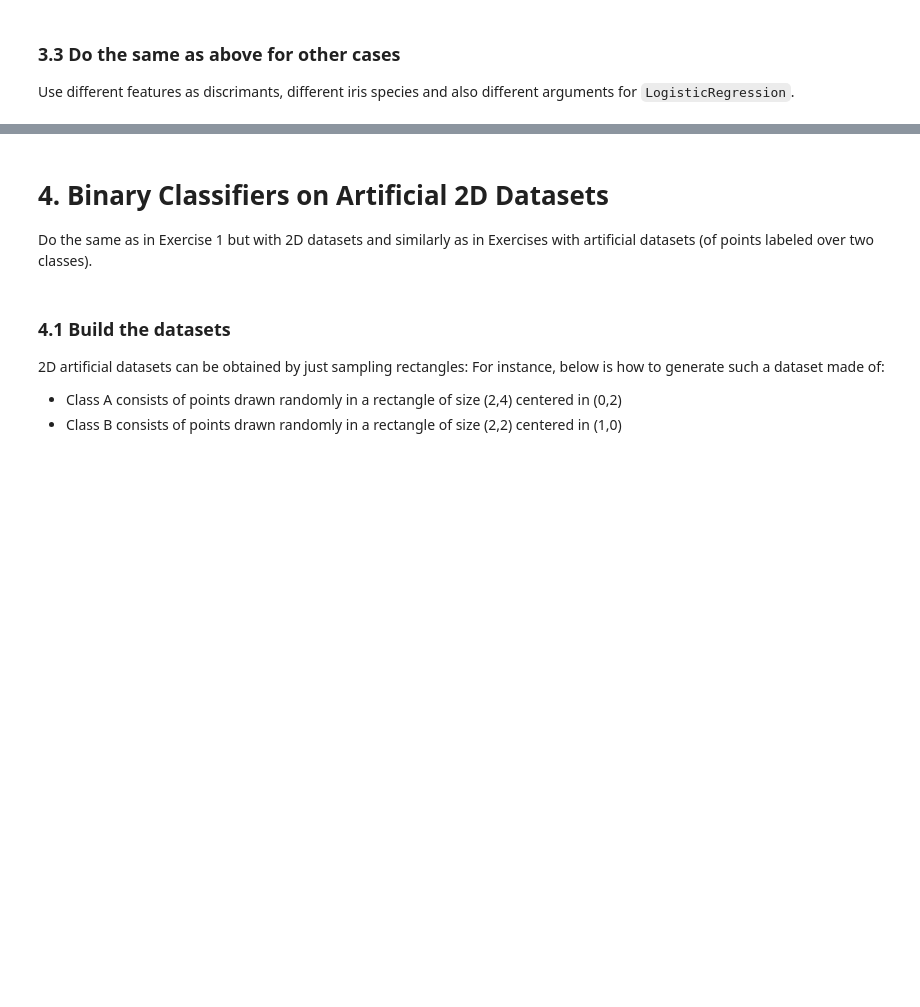
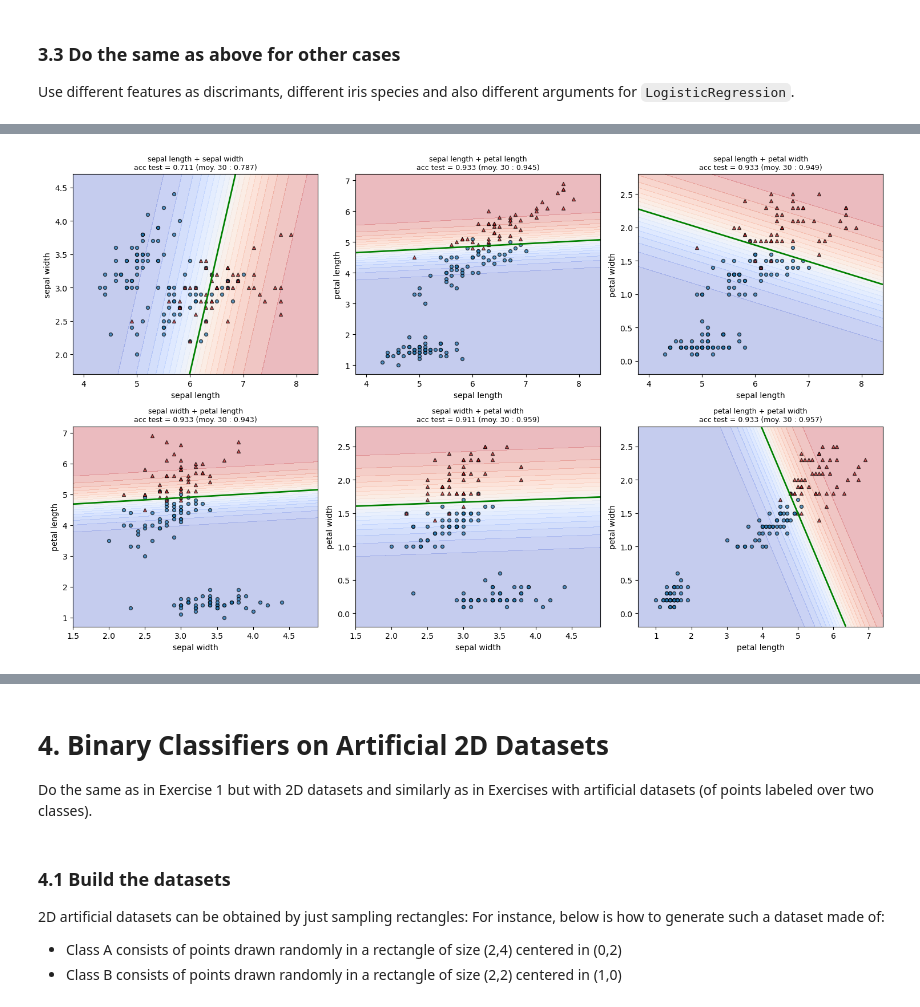
Before and after one commit to ismailab2/PROJET_AAA, a Jupyter notebook: dm1_AAA_ISMAIL_ABDRAMAN_AHMAT_HASSAN.ipynb, the cells around one changed output, grey strips where cells are left out. Saved outputs shown, nothing was run; the diff lists cells and outputs as text; code cells hidden in the pictures; blank space fills up the shorter version.

```diff
--- a/dm1_AAA_ISMAIL_ABDRAMAN_AHMAT_HASSAN.ipynb
+++ b/dm1_AAA_ISMAIL_ABDRAMAN_AHMAT_HASSAN.ipynb
@@ -1182,0 +1166,92 @@ virginica vs versicolor | petal length (cm) / petal width (cm) | {'C': 0.05} ->
+# %%
+import itertools
+
+iris = load_iris()
+names = ["sepal length", "sepal width", "petal length", "petal width"]
+
+
+def run(cols, target, subset=None, **kw):
+    """Entraîne un classifieur 'target contre les autres' sur les attributs `cols`.
+    `subset` restreint les données à certaines espèces ; `kw` = arguments de LogisticRegression."""
+    X, y = iris.data[:, cols], iris.target
+    if subset is not None:
+        m = np.isin(y, subset)
+        X, y = X[m], y[m]
+    yb = (y == target).astype(int)
+    Xtr, Xte, ytr, yte = train_test_split(X, yb, test_size=0.3, stratify=yb, random_state=0)
+    clf = LogisticRegression(max_iter=10000, **kw).fit(Xtr, ytr)
+    cm = confusion_matrix(yte, clf.predict(Xte), labels=[0, 1])
+    # accuracy moyenne sur 30 partitions, pour juger de la stabilité
+    accs = []
+    for s in range(30):
+        a, b, c, d = train_test_split(X, yb, test_size=0.3, stratify=yb, random_state=s)
+        accs.append(LogisticRegression(max_iter=10000, **kw).fit(a, c).score(b, d))
+    return dict(X=X, y=yb, clf=clf, cm=cm, cols=cols,
+                w=clf.coef_[0], b=clf.intercept_[0], normw=np.linalg.norm(clf.coef_),
+                acc_tr=clf.score(Xtr, ytr), acc_te=clf.score(Xte, yte),
+                mean=np.mean(accs), std=np.std(accs), trivial=max(yb.mean(), 1 - yb.mean()),
+                rec0=cm[0, 0] / cm[0].sum(), rec1=cm[1, 1] / cm[1].sum())
+
+
+def draw(ax, r, title):
+    """Classes, probabilité (fond coloré) et frontière P = 0.5 (ligne verte) sur le plan."""
+    X, y, clf = r["X"], r["y"], r["clf"]
+    g1 = np.linspace(X[:, 0].min() - 0.5, X[:, 0].max() + 0.5, 250)
+    g2 = np.linspace(X[:, 1].min() - 0.3, X[:, 1].max() + 0.3, 250)
+    G1, G2 = np.meshgrid(g1, g2)
+    P = clf.predict_proba(np.c_[G1.ravel(), G2.ravel()])[:, 1].reshape(G1.shape)
+    ax.contourf(G1, G2, P, levels=20, cmap="coolwarm", alpha=0.3)
+    ax.scatter(X[y == 0, 0], X[y == 0, 1], c="tab:blue", edgecolor="k", s=18, alpha=0.7)
+    ax.scatter(X[y == 1, 0], X[y == 1, 1], c="tab:red", marker="^", edgecolor="k", s=18, alpha=0.7)
+    if P.min() < 0.5 < P.max():                      # pas de frontière si P ne coupe jamais 0.5
+        ax.contour(G1, G2, P, levels=[0.5], colors="green", linewidths=2)
+    ax.set_xlabel(names[r["cols"][0]]); ax.set_ylabel(names[r["cols"][1]])
+    ax.set_title(title, fontsize=9)
+
+
+def row(label, r):
+    return {"cas": label, "w": np.round(r["w"], 2).tolist(), "b": round(r["b"], 2), "|w|": round(r["normw"], 2),
+            "acc train": round(r["acc_tr"], 3), "acc test": round(r["acc_te"], 3),
+            "moy 30": f"{r['mean']:.3f} ± {r['std']:.3f}", "triviale": round(r["trivial"], 3),
+            "rappel 0": round(r["rec0"], 2), "rappel 1": round(r["rec1"], 2)}
+
+
+# A. Différentes paires d'attributs (virginica contre les autres)
+resA = {f"{names[i]} + {names[j]}": run([i, j], 2) for i, j in itertools.combinations(range(4), 2)}
+print(pd.DataFrame([row(k, r) for k, r in resA.items()]).to_string(index=False))
+fig, axes = plt.subplots(2, 3, figsize=(15, 9))
+for ax, (k, r) in zip(axes.ravel(), resA.items()):
+    draw(ax, r, f"{k}\nacc test = {r['acc_te']:.3f} (moy. 30 : {r['mean']:.3f})")
+plt.tight_layout(); plt.show()
+
+# B. Différentes espèces (petal length + petal width)
+resB = {"setosa contre les autres": run([2, 3], 0),
+        "versicolor contre les autres": run([2, 3], 1),
+        "virginica contre les autres": run([2, 3], 2),
+        "virginica contre versicolor (setosa exclue)": run([2, 3], 2, subset=[1, 2])}
+print(pd.DataFrame([row(k, r) for k, r in resB.items()]).to_string(index=False))
+fig, axes = plt.subplots(1, 4, figsize=(20, 5))
+for ax, (k, r) in zip(axes, resB.items()):
+    draw(ax, r, f"{k}\nacc test = {r['acc_te']:.3f} (moy. 30 : {r['mean']:.3f})")
+plt.tight_layout(); plt.show()
+
+# C. Différents arguments de LogisticRegression
+cfgs = [("C=0.01", dict(C=0.01)),
+        ("C=1 (défaut)", dict()),
+        ("C=100", dict(C=100)),
+        ("l1, C=1 (liblinear)", dict(penalty="l1", solver="liblinear")),  # sklearn >= 1.8 : l1_ratio=1, solver="liblinear"
+        ("class_weight=balanced", dict(class_weight="balanced")),
+        ("sans intercept", dict(fit_intercept=False))]
+
+for titre, cols in [("pétales (peu de chevauchement)", [2, 3]), ("sépales (fort chevauchement)", [0, 1])]:
+    resC = {lab: run(cols, 2, **kw) for lab, kw in cfgs}
+    print(titre); print(pd.DataFrame([row(k, r) for k, r in resC.items()]).to_string(index=False))
+    fig, axes = plt.subplots(2, 3, figsize=(15, 9))
+    for ax, (k, r) in zip(axes.ravel(), resC.items()):
+        draw(ax, r, f"{titre}, {k}\nacc test = {r['acc_te']:.3f}, rappel virginica = {r['rec1']:.2f}")
+    plt.tight_layout(); plt.show()
+
+# D. Effet de C sur un problème linéairement séparable (setosa contre les autres)
+resD = {f"C={C}": run([2, 3], 0, C=C) for C in [0.01, 0.1, 1, 100, 1e4]}
+print(pd.DataFrame([row(k, r) for k, r in resD.items()]).to_string(index=False))
+# %% [output]
@@ -1182,0 +1265 @@ virginica vs versicolor | petal length (cm) / petal width (cm) | {'C': 0.05} ->
+[figure, added]
```
Also changed, not shown: parts of 9 cells of this notebook.
